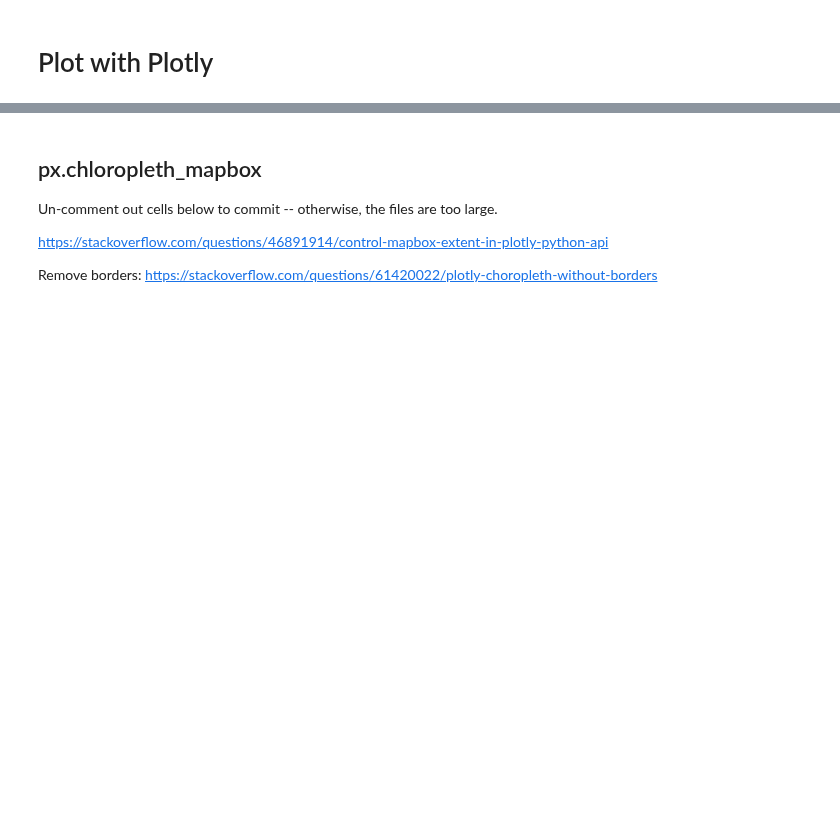
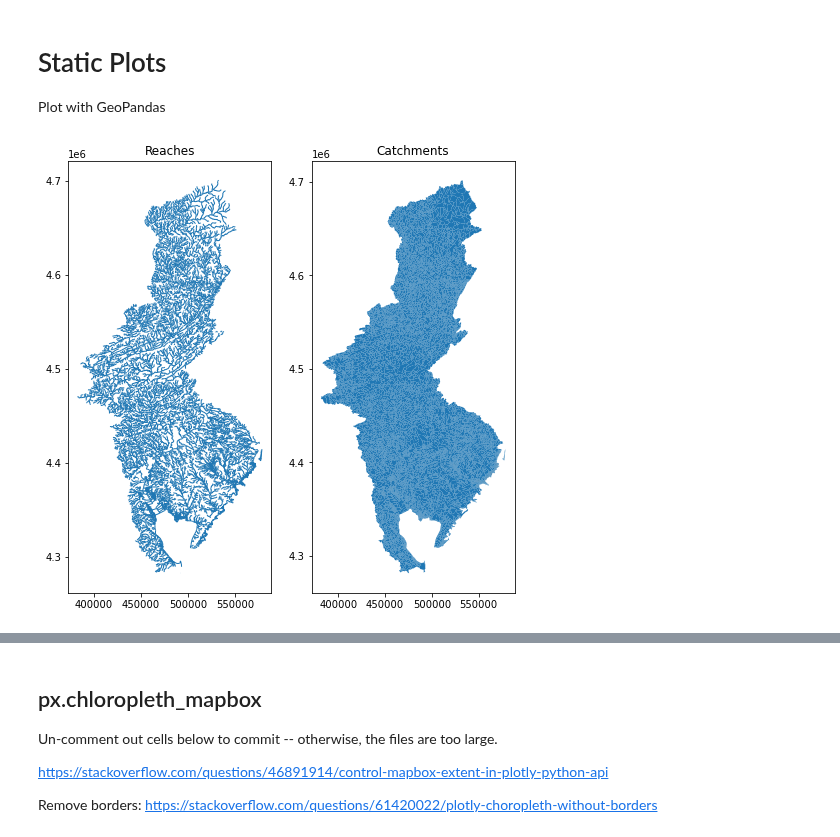
Before and after one commit to TheAcademyofNaturalSciences/WikiSRATMicroService, a Jupyter notebook: WikiSRAT_AnalysisViz.ipynb, the cells around one changed output, grey strips where cells are left out. Drawn from its saved outputs; the diff is of its cells as text; code cells hidden in the pictures; blank space fills up the shorter version.

Commit message:
save data locally to plot

```diff
--- a/WikiSRAT_AnalysisViz.ipynb
+++ b/WikiSRAT_AnalysisViz.ipynb
@@ -233,2 +53,22 @@ Wall time: 4.4 s
+# %%
+# read data from parquet files
+base_gdf = gpd.read_parquet('base_df.parquet')
+rest_gdf = gpd.read_parquet('rest_df.parquet')
+# %%
+# define catchments as geometry
+rest_gdf_catch = gpd.GeoDataFrame(rest_gdf, geometry="geom_catchment")
+base_gdf_catch = gpd.GeoDataFrame(base_gdf, geometry="geom_catchment")
 # %% [markdown]
-# Plot with Plotly
+# Static Plots
+
+Plot with GeoPandas
+# %%
+fig, (ax1, ax2) = plt.subplots(1,2)
+base_gdf.plot(lw=1, ax=ax1)
+base_gdf_catch.plot(lw=0.1, ax=ax2)
+fig.set_size_inches(8,8)
+ax1.set_title("Reaches")
+ax2.set_title("Catchments")
+plt.show()
+# %% [output]
+[figure, added]
```
Also changed, not shown: parts of 50 cells of this notebook, 7 other files.
